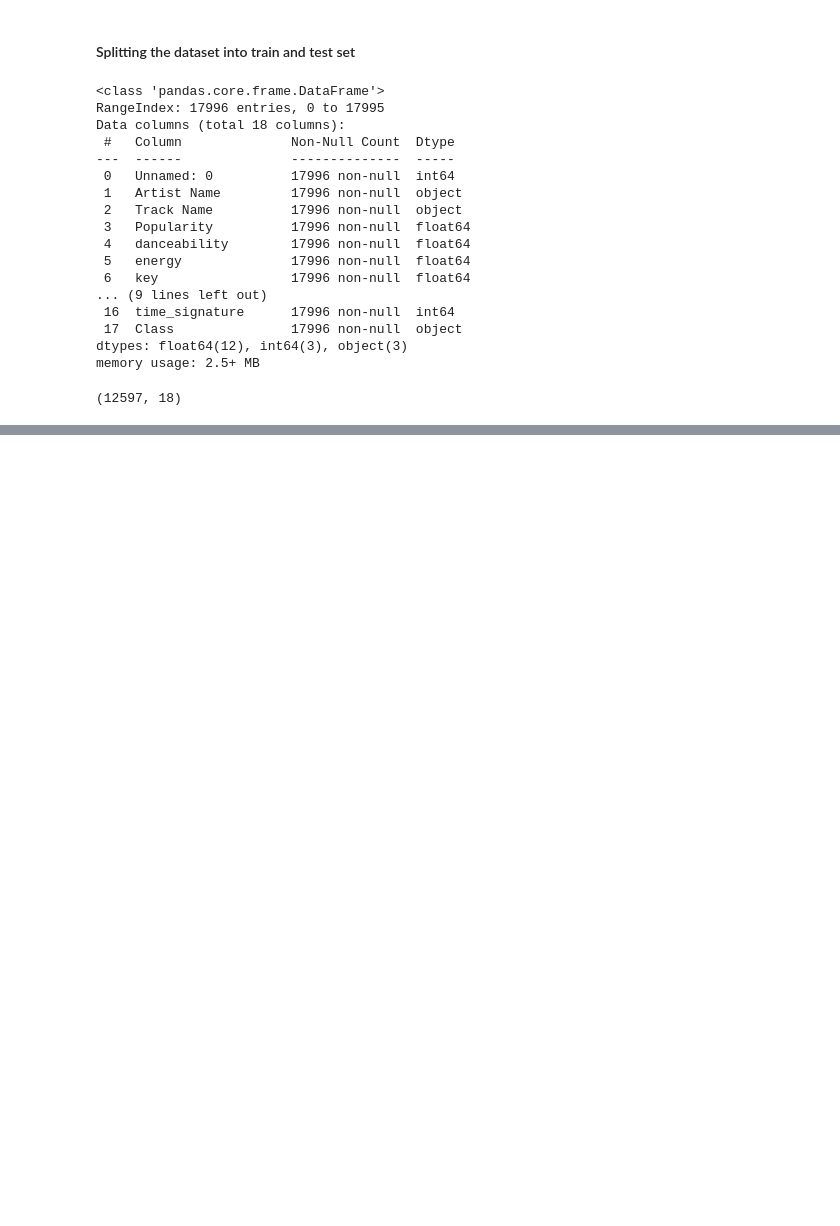
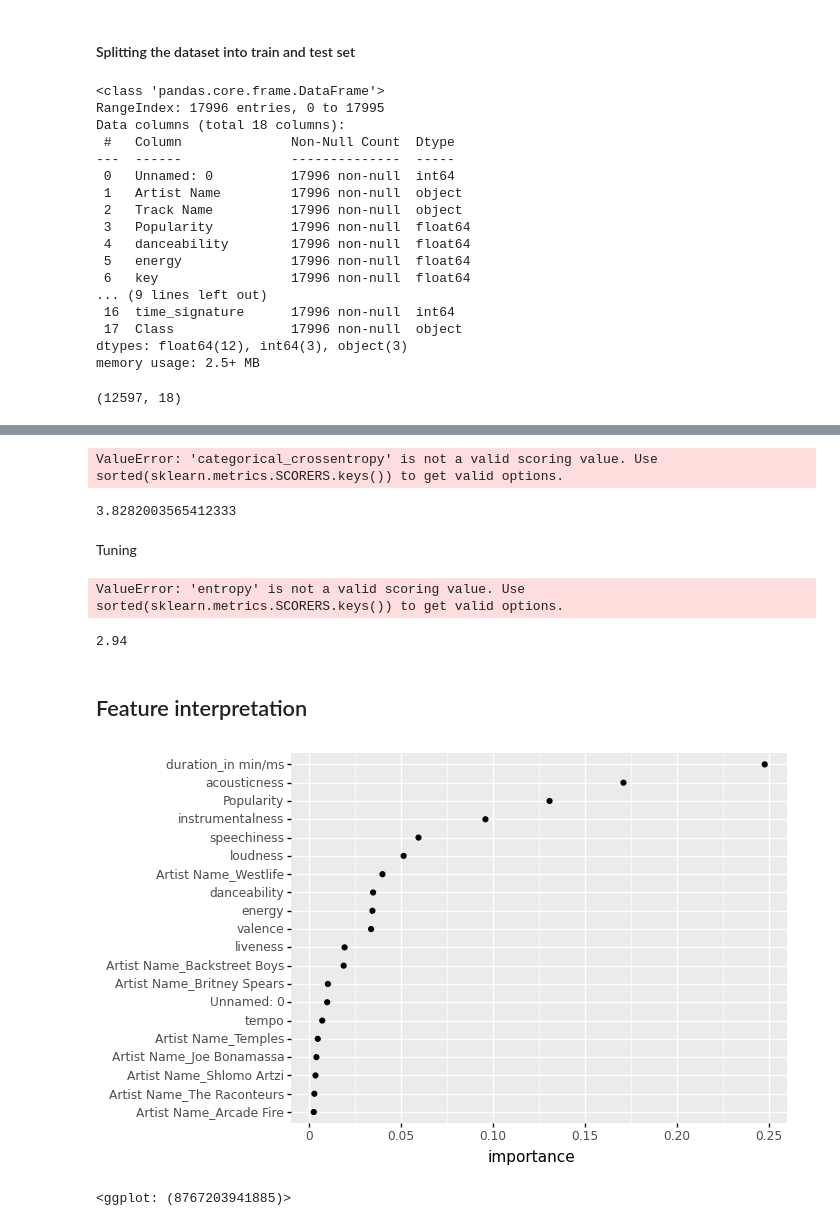
Before and after one commit to rawanalqarni/Music_Dataset, a Jupyter notebook: ML_music_dataset.ipynb, the cells around one changed output, grey strips where cells are left out. Saved outputs shown, nothing was run; the diff lists cells and outputs as text; code cells hidden in the pictures; blank space fills up the shorter version.

```diff
--- a/ML_music_dataset.ipynb
+++ b/ML_music_dataset.ipynb
@@ -46,0 +160,79 @@ test.to_csv("data/music_dataset_test.csv")
+# %%
+# create DT model object
+dt_mod = DecisionTreeClassifier()
+
+# define loss function
+loss = 'categorical_crossentropy'
+
+# create 5 fold CV object
+kfold = KFold(n_splits=5, random_state=123, shuffle=True)
+
+# fit model with 5-fold CV
+results = cross_val_score(dt_mod, X_train[["loudness", "energy","tempo", "acousticness"]],
+                          y_train, cv=kfold, scoring=loss)
+
+
+np.round(np.abs(results))
+# %% [output]
+ValueError: 'categorical_crossentropy' is not a valid scoring value. Use sorted(sklearn.metrics.SCORERS.keys()) to get valid options.
+# %%
+X_train_encoded = pd.get_dummies(X_train)
+
+# fit model with 5-fold CV
+results = cross_val_score(dt_mod, X_train_encoded, y_train, cv=kfold, scoring=loss)
+
+np.abs(np.mean(results))
+# %% [output]
+3.8282003565412333
+# %% [markdown]
+Tuning
+# %%
+# create model object
+dt_mod = DecisionTreeClassifier()
+
+# define loss function
+#loss = 'neg_root_mean_squared_error'
+
+# create 5 fold CV object
+kfold = KFold(n_splits=5, random_state=123, shuffle=True)
+
+# Create grid of hyperparameter values
+hyper_grid = {
+  'ccp_alpha': [1e-1, 1e-5, 1e-10],
+  'max_depth': [1, 8, 15],
+  'min_samples_split': [2, 21, 40]
+  }
+# %%
+grid_search = GridSearchCV(dt_mod, hyper_grid, cv=kfold, scoring=loss)
+results = grid_search.fit(X_train_encoded, y_train)
+
+# Optimal penalty parameter in grid search
+results.best_estimator_
+# %% [output]
+ValueError: 'entropy' is not a valid scoring value. Use sorted(sklearn.metrics.SCORERS.keys()) to get valid options.
+# %%
+# Best model's cross validated RMSE
+round(abs(results.best_score_), 2)
+# %% [output]
+2.94
+# %% [markdown]
+## Feature interpretation
+# %%
+# create final model object
+best_mod = results.best_estimator_
+best_mod_fit = best_mod.fit(X_train_encoded, y_train)
+
+# extract feature importances
+vi = pd.DataFrame({'feature': X_train_encoded.columns,
+                   'importance': best_mod_fit.feature_importances_})
+
+# get top 20 influential features
+top_20_features = vi.nlargest(20, 'importance')
+
+# plot feature importance
+(ggplot(top_20_features, aes(x='importance', y='reorder(feature, importance)'))
+ + geom_point()
+ + labs(y=None))
+# %% [output]
+[figure, added]
+<ggplot: (8767203941885)>
```
Also changed, not shown: parts of 21 cells of this notebook.
